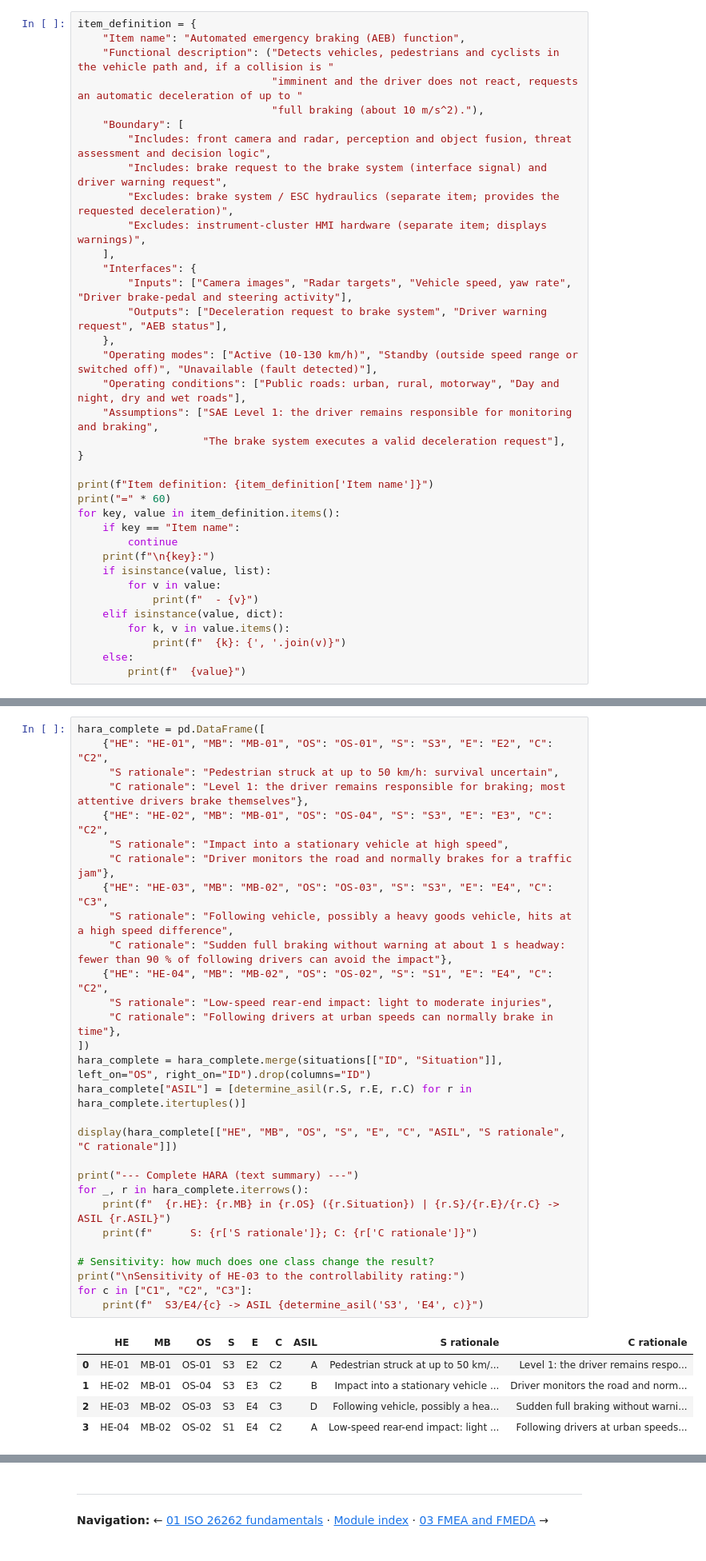
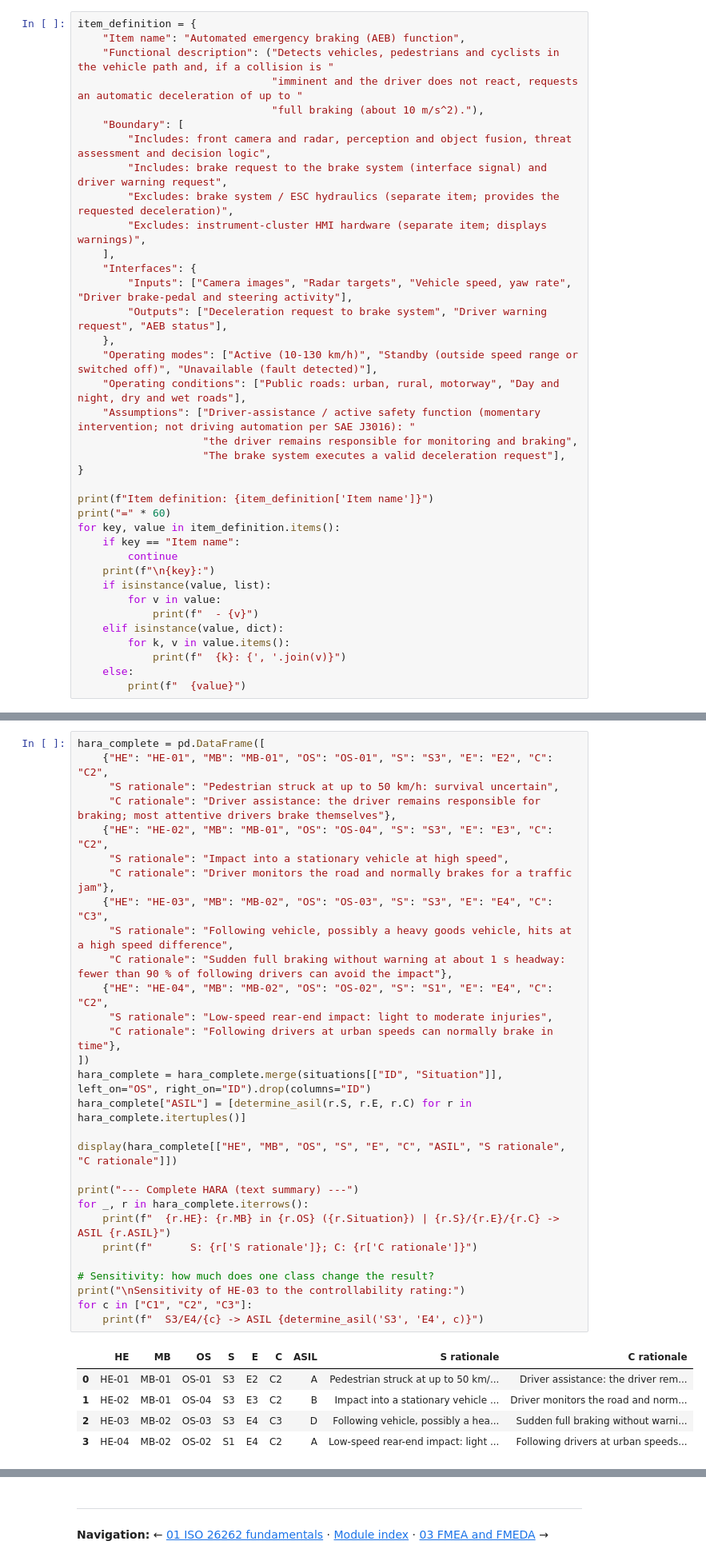
Before and after one commit to milinpatel07/Autonomous-Driving_AI-Safety-and-Security, a Jupyter notebook: 03_Functional_Safety_ISO26262/02_hara.ipynb, the cells around one changed output, grey strips where cells are left out. Shown at 80% size. Saved outputs shown, nothing was run; the diff lists cells and outputs as text.

```diff
--- a/03_Functional_Safety_ISO26262/02_hara.ipynb
+++ b/03_Functional_Safety_ISO26262/02_hara.ipynb
@@ -141,7 +143,8 @@ item_definition = {
     },
     "Operating modes": ["Active (10-130 km/h)", "Standby (outside speed range or switched off)", "Unavailable (fault detected)"],
     "Operating conditions": ["Public roads: urban, rural, motorway", "Day and night, dry and wet roads"],
-    "Assumptions": ["SAE Level 1: the driver remains responsible for monitoring and braking",
+    "Assumptions": ["Driver-assistance / active safety function (momentary intervention; not driving automation per SAE J3016): "
+                    "the driver remains responsible for monitoring and braking",
                     "The brake system executes a valid deceleration request"],
 }
 
@@ -422,35 +425,35 @@ Each hazardous event (HE) combines a malfunctioning behaviour with an operationa
 # %%
 hara_complete = pd.DataFrame([
     {"HE": "HE-01", "MB": "MB-01", "OS": "OS-01", "S": "S3", "E": "E2", "C": "C2",
      "S rationale": "Pedestrian struck at up to 50 km/h: survival uncertain",
-     "C rationale": "Level 1: the driver remains responsible for braking; most attentive drivers brake themselves"},
+     "C rationale": "Driver assistance: the driver remains responsible for braking; most attentive drivers brake themselves"},
     {"HE": "HE-02", "MB": "MB-01", "OS": "OS-04", "S": "S3", "E": "E3", "C": "C2",
      "S rationale": "Impact into a stationary vehicle at high speed",
      "C rationale": "Driver monitors the road and normally brakes for a traffic jam"},
     {"HE": "HE-03", "MB": "MB-02", "OS": "OS-03", "S": "S3", "E": "E4", "C": "C3",
      "S rationale": "Following vehicle, possibly a heavy goods vehicle, hits at a high speed difference",
      "C rationale": "Sudden full braking without warning at about 1 s headway: fewer than 90 % of following drivers can avoid the impact"},
     {"HE": "HE-04", "MB": "MB-02", "OS": "OS-02", "S": "S1", "E": "E4", "C": "C2",
      "S rationale": "Low-speed rear-end impact: light to moderate injuries",
      "C rationale": "Following drivers at urban speeds can normally brake in time"},
 ])
 hara_complete = hara_complete.merge(situations[["ID", "Situation"]], left_on="OS", right_on="ID").drop(columns="ID")
 hara_complete["ASIL"] = [determine_asil(r.S, r.E, r.C) for r in hara_complete.itertuples()]
 
 display(hara_complete[["HE", "MB", "OS", "S", "E", "C", "ASIL", "S rationale", "C rationale"]])
 
 print("--- Complete HARA (text summary) ---")
 for _, r in hara_complete.iterrows():
     print(f"  {r.HE}: {r.MB} in {r.OS} ({r.Situation}) | {r.S}/{r.E}/{r.C} -> ASIL {r.ASIL}")
     print(f"      S: {r['S rationale']}; C: {r['C rationale']}")
 
 # Sensitivity: how much does one class change the result?
 print("\nSensitivity of HE-03 to the controllability rating:")
 for c in ["C1", "C2", "C3"]:
     print(f"  S3/E4/{c} -> ASIL {determine_asil('S3', 'E4', c)}")
 # %% [output]
 |  | HE | MB | OS | S | E | C | ASIL | S rationale | C rationale |
-| 0 | HE-01 | MB-01 | OS-01 | S3 | E2 | C2 | A | Pedestrian struck at up to 50 km/... | Level 1: the driver remains respo... |
+| 0 | HE-01 | MB-01 | OS-01 | S3 | E2 | C2 | A | Pedestrian struck at up to 50 km/... | Driver assistance: the driver rem... |
 | 1 | HE-02 | MB-01 | OS-04 | S3 | E3 | C2 | B | Impact into a stationary vehicle ... | Driver monitors the road and norm... |
 | 2 | HE-03 | MB-02 | OS-03 | S3 | E4 | C3 | D | Following vehicle, possibly a hea... | Sudden full braking without warni... |
 | 3 | HE-04 | MB-02 | OS-02 | S1 | E4 | C2 | A | Low-speed rear-end impact: light ... | Following drivers at urban speeds... |
```
Also changed, not shown: parts of 8 cells of this notebook, 16 other files.
